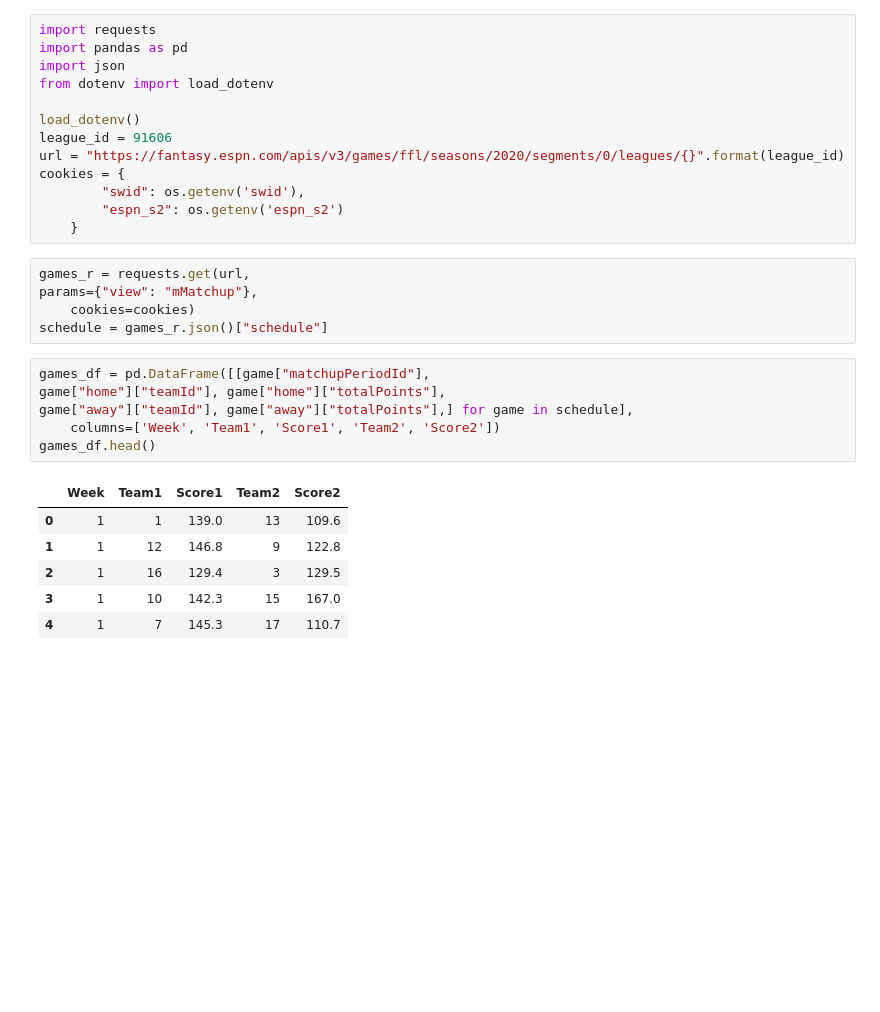
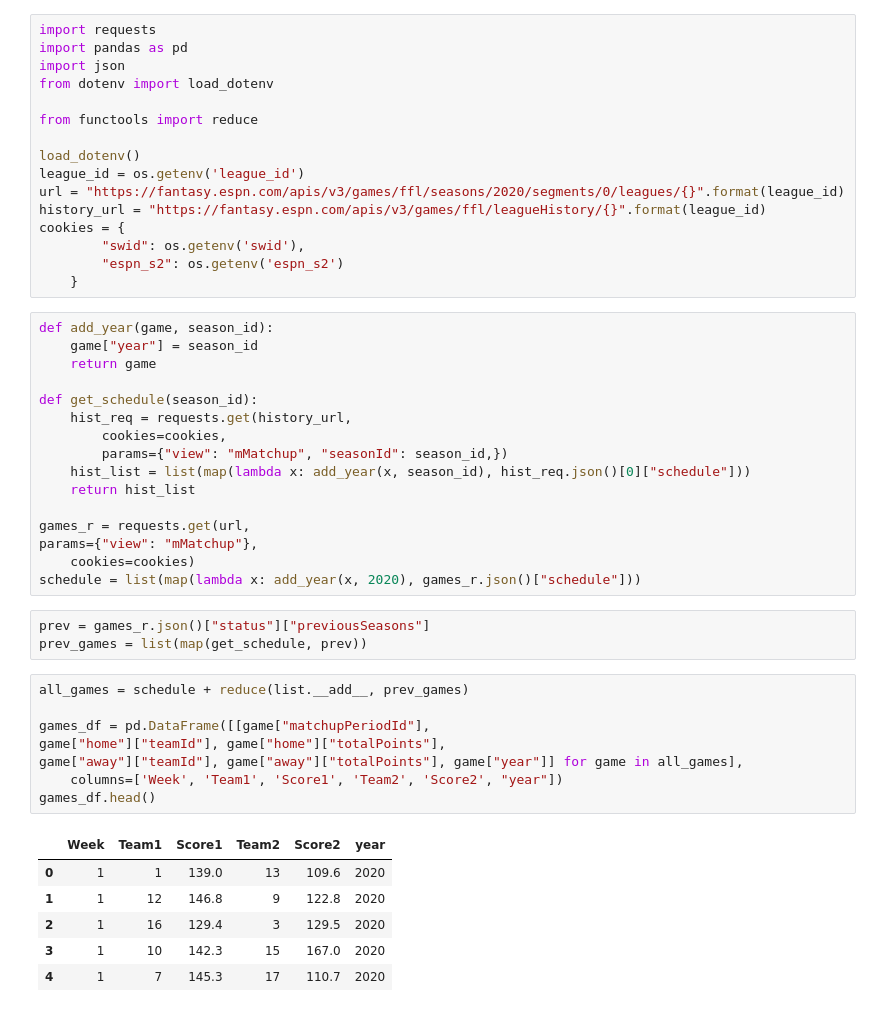
Before and after one commit to johanan/ESPN-Fantasy-Football-Analysis, a Jupyter notebook: espnff.ipynb, the cells around one changed output. Cells and saved outputs as stored; diff of their text form; blank space fills up the shorter version.

```diff
--- a/espnff.ipynb
+++ b/espnff.ipynb
@@ -4,31 +4,50 @@ import pandas as pd
 import json
 from dotenv import load_dotenv
 
+from functools import reduce
+
 load_dotenv()
-league_id = 91606
+league_id = os.getenv('league_id')
 url = "https://fantasy.espn.com/apis/v3/games/ffl/seasons/2020/segments/0/leagues/{}".format(league_id)
+history_url = "https://fantasy.espn.com/apis/v3/games/ffl/leagueHistory/{}".format(league_id)
 cookies = {
         "swid": os.getenv('swid'),
         "espn_s2": os.getenv('espn_s2')
     }
-# %%
-games_r = requests.get(url,
-params={"view": "mMatchup"},
-    cookies=cookies)
-schedule = games_r.json()["schedule"]
+# %%
+def add_year(game, season_id):
+    game["year"] = season_id
+    return game
+
+def get_schedule(season_id):
+    hist_req = requests.get(history_url,
+        cookies=cookies,
+        params={"view": "mMatchup", "seasonId": season_id,})
+    hist_list = list(map(lambda x: add_year(x, season_id), hist_req.json()[0]["schedule"]))
+    return hist_list
+
+games_r = requests.get(url,
+params={"view": "mMatchup"},
+    cookies=cookies)
+schedule = list(map(lambda x: add_year(x, 2020), games_r.json()["schedule"]))
+# %%
+prev = games_r.json()["status"]["previousSeasons"]
+prev_games = list(map(get_schedule, prev))
 # %%
+all_games = schedule + reduce(list.__add__, prev_games)
+
 games_df = pd.DataFrame([[game["matchupPeriodId"],
 game["home"]["teamId"], game["home"]["totalPoints"],
-game["away"]["teamId"], game["away"]["totalPoints"],] for game in schedule],
-    columns=['Week', 'Team1', 'Score1', 'Team2', 'Score2'])
+game["away"]["teamId"], game["away"]["totalPoints"], game["year"]] for game in all_games],
+    columns=['Week', 'Team1', 'Score1', 'Team2', 'Score2', "year"])
 games_df.head()
 # %% [output]
-|  | Week | Team1 | Score1 | Team2 | Score2 |
-| 0 | 1 | 1 | 139.0 | 13 | 109.6 |
-| 1 | 1 | 12 | 146.8 | 9 | 122.8 |
-| 2 | 1 | 16 | 129.4 | 3 | 129.5 |
-| 3 | 1 | 10 | 142.3 | 15 | 167.0 |
-| 4 | 1 | 7 | 145.3 | 17 | 110.7 |
+|  | Week | Team1 | Score1 | Team2 | Score2 | year |
+| 0 | 1 | 1 | 139.0 | 13 | 109.6 | 2020 |
+| 1 | 1 | 12 | 146.8 | 9 | 122.8 | 2020 |
+| 2 | 1 | 16 | 129.4 | 3 | 129.5 | 2020 |
+| 3 | 1 | 10 | 142.3 | 15 | 167.0 | 2020 |
+| 4 | 1 | 7 | 145.3 | 17 | 110.7 | 2020 |
 # %%
 game_margin_df = games_df.assign(Margin1 = games_df["Score1"] - games_df["Score2"],
     Margin2 = games_df["Score2"] - games_df["Score1"])
```
Also changed, not shown: parts of 2 cells of this notebook, 9 other files.
